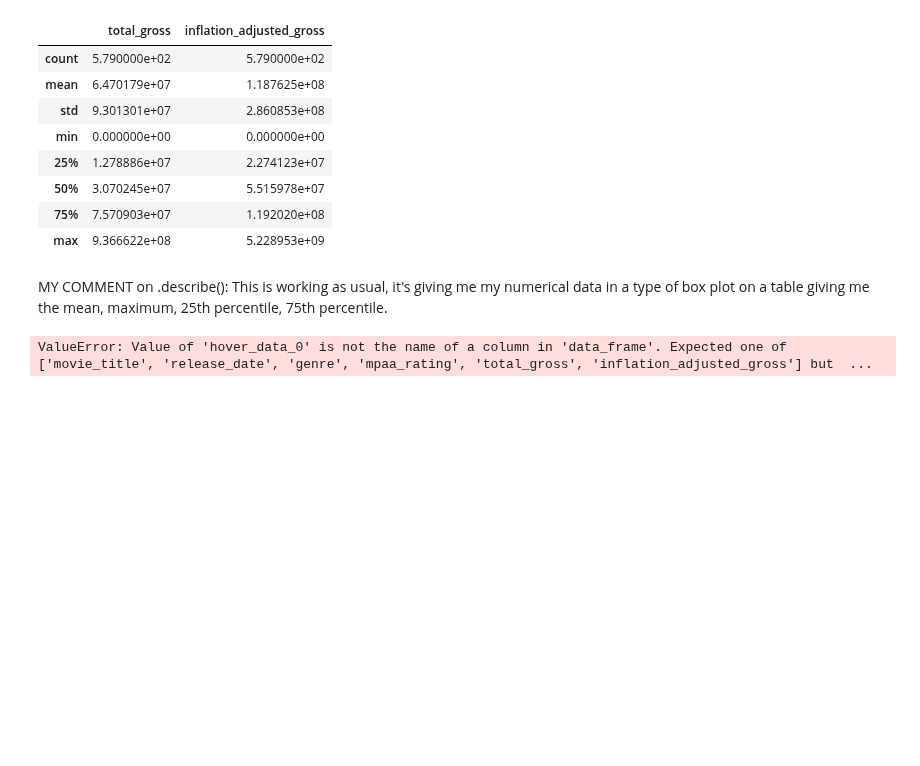
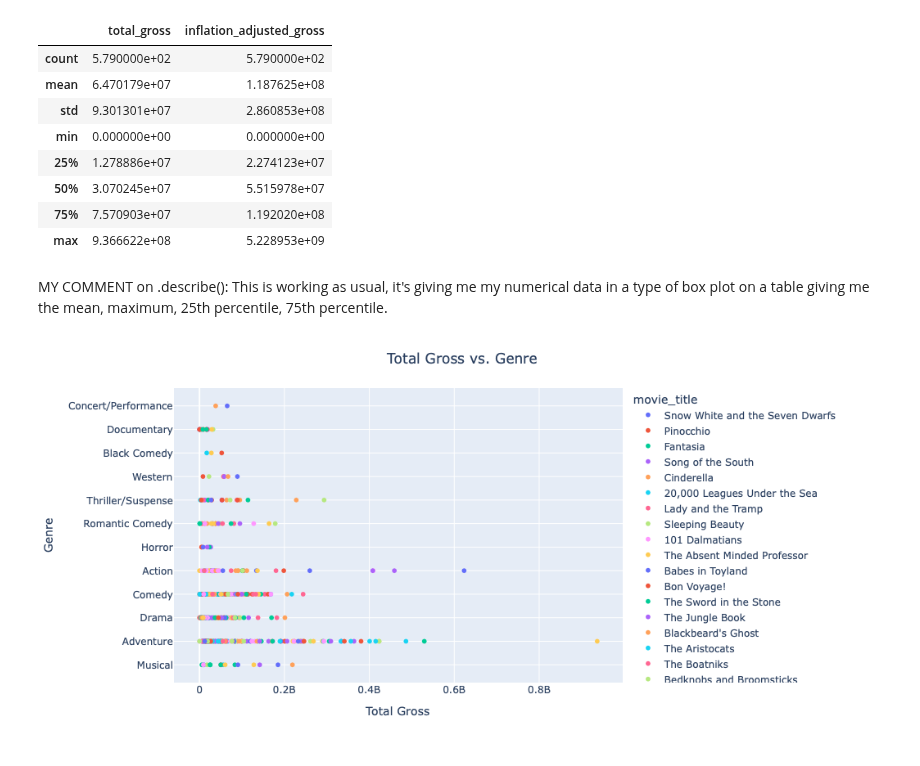
Before and after one commit to ehernandez0904/Data-101-Fall-2025, a Jupyter notebook: Day8/Day8-HW.ipynb, the cells around one changed output. Cells and saved outputs as stored; diff of their text form; code cells hidden in the pictures; blank space fills up the shorter version.

```diff
--- a/Day8/Day8-HW.ipynb
+++ b/Day8/Day8-HW.ipynb
@@ -273,18 +273,18 @@ MY COMMENT on .describe(): This is working as usual, it's giving me my numerical
 # %%
 fig = px.scatter(DF_raw,
                  x='total_gross',
                  y='genre',
-                 hover_data='name',
+                 hover_data='release_date',
                  color = 'movie_title')
 
 fig.update_layout(title='Total Gross vs. Genre',
                   title_x=0.5,
                   xaxis_title="Total Gross",
                   yaxis_title="Genre",
                   autosize=False,
                   width=800,
                   height=500)
 
 fig.show()
 # %% [output]
-ValueError: Value of 'hover_data_0' is not the name of a column in 'data_frame'. Expected one of ['movie_title', 'release_date', 'genre', 'mpaa_rating', 'total_gross', 'inflation_adjusted_gross'] but  ...
+[figure, added]
```
